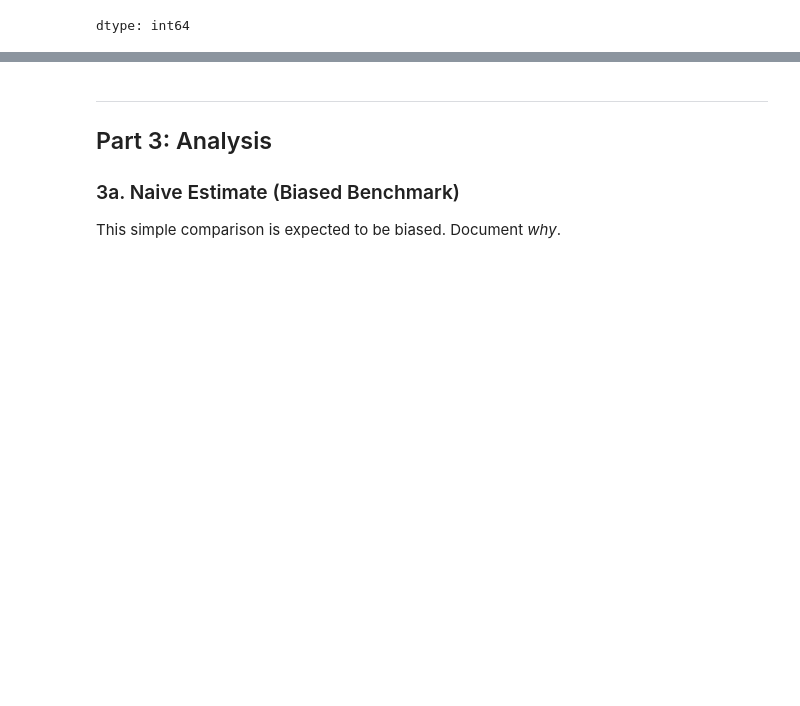
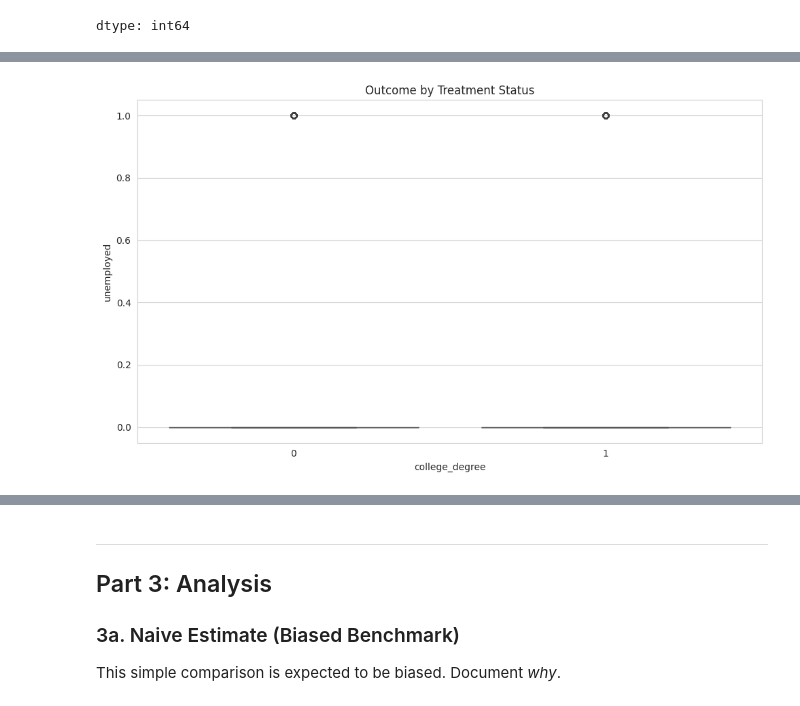
Before and after one commit to zackdihel/DA-final-project, a Jupyter notebook: notebooks/5200_final_project_starter.ipynb, the cells around one changed output, grey strips where cells are left out. Drawn from its saved outputs; the diff is of its cells as text; code cells hidden in the pictures; blank space fills up the shorter version.

```diff
--- a/notebooks/5200_final_project_starter.ipynb
+++ b/notebooks/5200_final_project_starter.ipynb
@@ -115,0 +137,4 @@ dtype: int64
+# %%
+df = pd.read_csv('educ_cleaned_instr.csv')
+print(f'Shape: {df.shape}')
+df.head()
@@ -116,5 +161,5 @@ dtype: int64
 # %%
 # --- EDA: Balance Check (treated vs. untreated) ---
-treatment_col = 'your_treatment'
+treatment_col = 'college_degree'
 df.groupby(treatment_col).mean().T
 # %% [output]
@@ -122,7 +182,9 @@ KeyError: 'your_treatment'
 # %%
 # --- EDA: Treatment-Outcome Visualization ---
-# fig, ax = plt.subplots()
-# sns.boxplot(data=df, x=treatment_col, y='your_outcome', ax=ax)
-# ax.set_title('Outcome by Treatment Status')
-# plt.tight_layout()
-# plt.show()
+fig, ax = plt.subplots()
+sns.boxplot(data=df, x=treatment_col, y='unemployed', ax=ax)
+ax.set_title('Outcome by Treatment Status')
+plt.tight_layout()
+plt.show()
+# %% [output]
+[figure, added]
```
Also changed, not shown: parts of 17 cells of this notebook.
